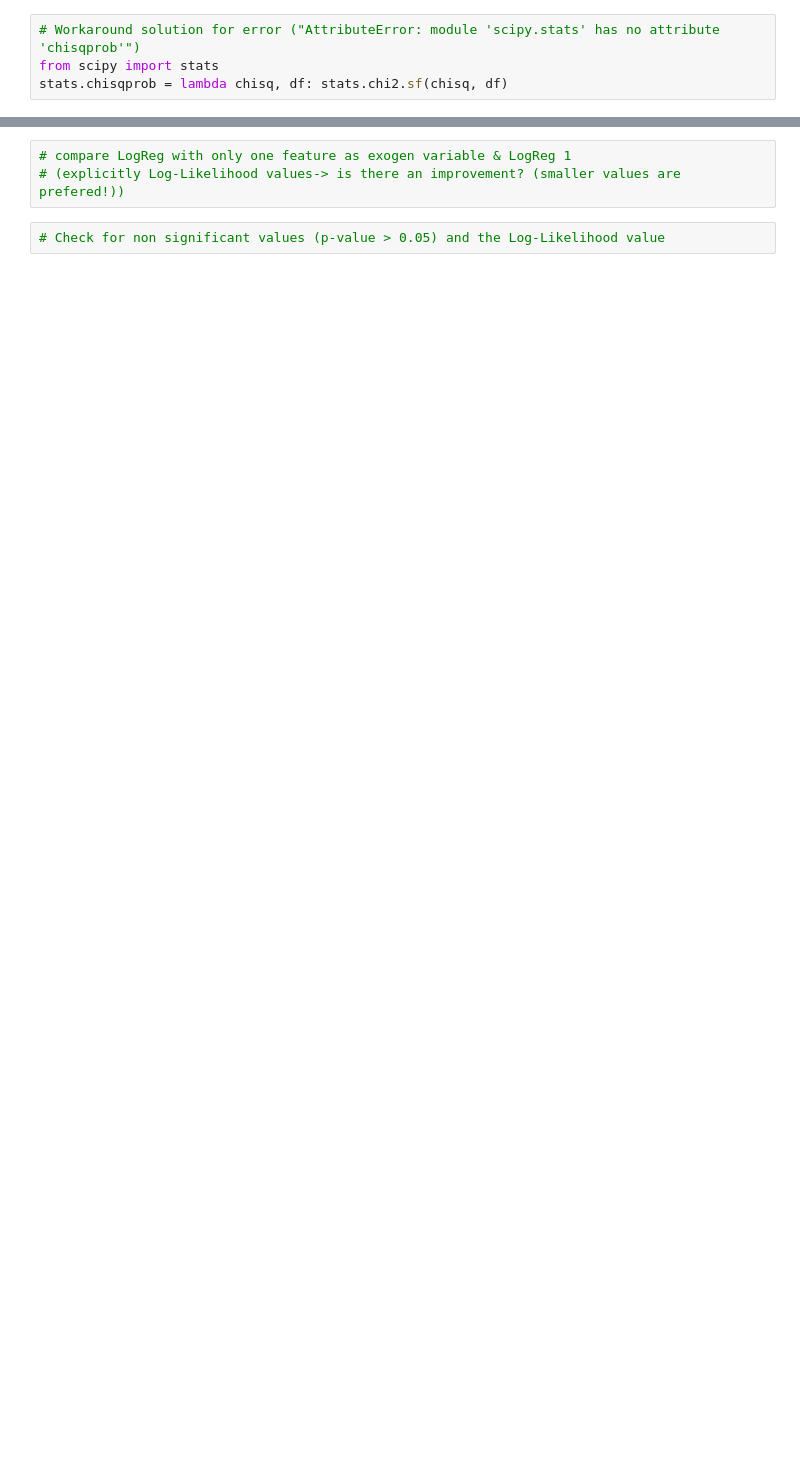
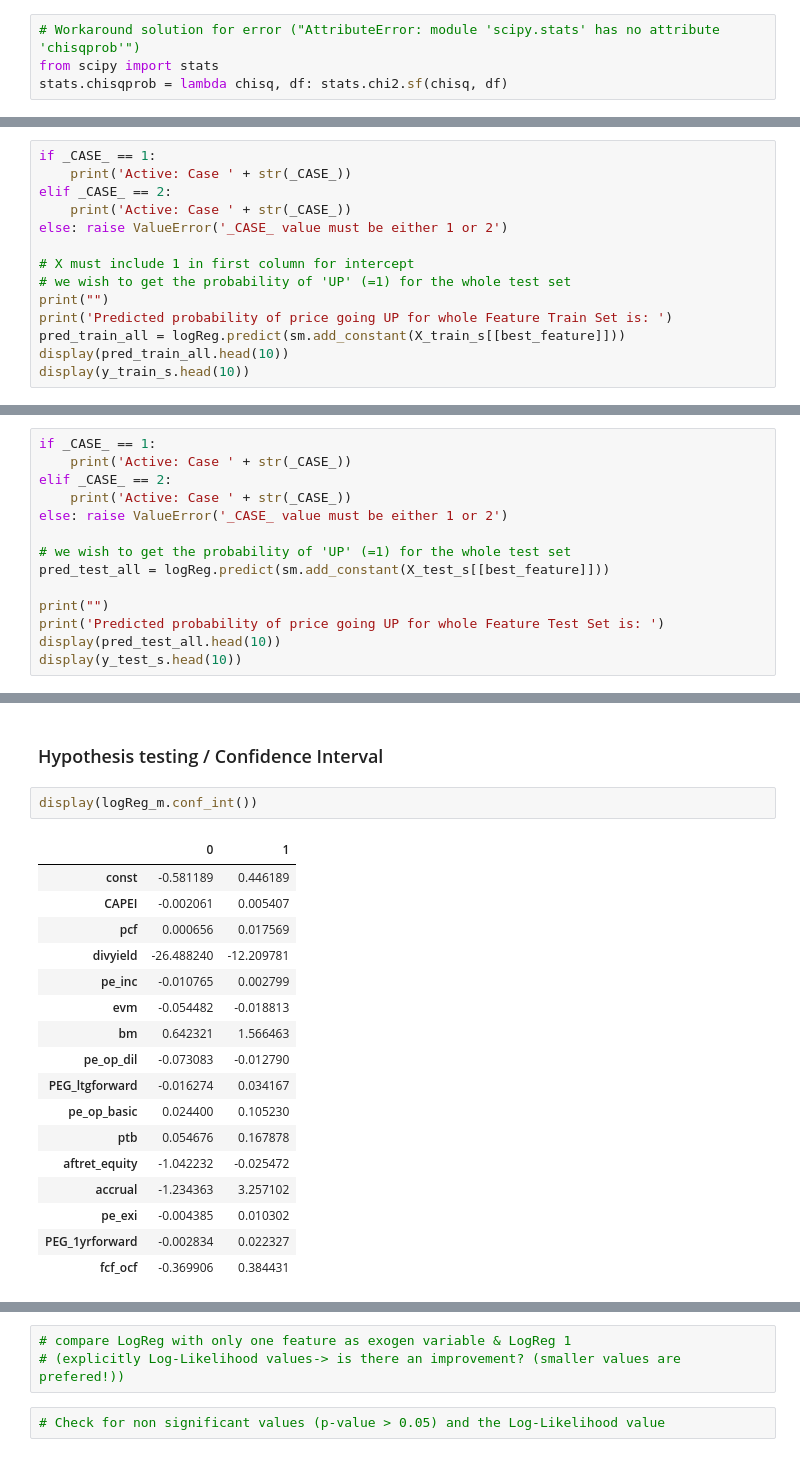
Before and after one commit to mathiasluethi/Machine_Learning_in_Finance_Group_Project, a Jupyter notebook: 3_(multiple)_logistic_regression_Stefanie.ipynb, the cells around one changed output, grey strips where cells are left out. Saved outputs shown, nothing was run; the diff lists cells and outputs as text; blank space fills up the shorter version.

```diff
--- a/3_(multiple)_logistic_regression_Stefanie.ipynb
+++ b/3_(multiple)_logistic_regression_Stefanie.ipynb
@@ -61,0 +186,14 @@ print(logReg.summary())
+# %%
+if _CASE_ == 1:
+    print('Active: Case ' + str(_CASE_))
+elif _CASE_ == 2:
+    print('Active: Case ' + str(_CASE_))
+else: raise ValueError('_CASE_ value must be either 1 or 2')
+
+# X must include 1 in first column for intercept
+# we wish to get the probability of 'UP' (=1) for the whole test set
+print("")
+print('Predicted probability of price going UP for whole Feature Train Set is: ')
+pred_train_all = logReg.predict(sm.add_constant(X_train_s[[best_feature]]))
+display(pred_train_all.head(10))
+display(y_train_s.head(10))
@@ -61,0 +261,14 @@ print(logReg.summary())
+# %%
+if _CASE_ == 1:
+    print('Active: Case ' + str(_CASE_))
+elif _CASE_ == 2:
+    print('Active: Case ' + str(_CASE_))
+else: raise ValueError('_CASE_ value must be either 1 or 2')
+
+# we wish to get the probability of 'UP' (=1) for the whole test set
+pred_test_all = logReg.predict(sm.add_constant(X_test_s[[best_feature]]))
+
+print("")
+print('Predicted probability of price going UP for whole Feature Test Set is: ')
+display(pred_test_all.head(10))
+display(y_test_s.head(10))
@@ -99,0 +375,22 @@ print(logReg.summary().tables[1])
+# %% [markdown]
+### Hypothesis testing / Confidence Interval
+# %%
+display(logReg_m.conf_int())
+# %% [output]
+|  | 0 | 1 |
+| const | -0.581189 | 0.446189 |
+| CAPEI | -0.002061 | 0.005407 |
+| pcf | 0.000656 | 0.017569 |
+| divyield | -26.488240 | -12.209781 |
+| pe_inc | -0.010765 | 0.002799 |
+| evm | -0.054482 | -0.018813 |
+| bm | 0.642321 | 1.566463 |
+| pe_op_dil | -0.073083 | -0.012790 |
+| PEG_ltgforward | -0.016274 | 0.034167 |
+| pe_op_basic | 0.024400 | 0.105230 |
+| ptb | 0.054676 | 0.167878 |
+| aftret_equity | -1.042232 | -0.025472 |
+| accrual | -1.234363 | 3.257102 |
+| pe_exi | -0.004385 | 0.010302 |
+| PEG_1yrforward | -0.002834 | 0.022327 |
+| fcf_ocf | -0.369906 | 0.384431 |
```
Also changed, not shown: parts of 79 cells of this notebook, 14 other files.
